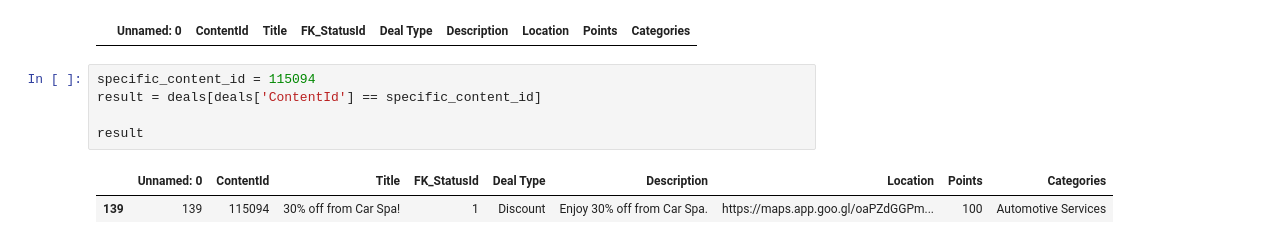
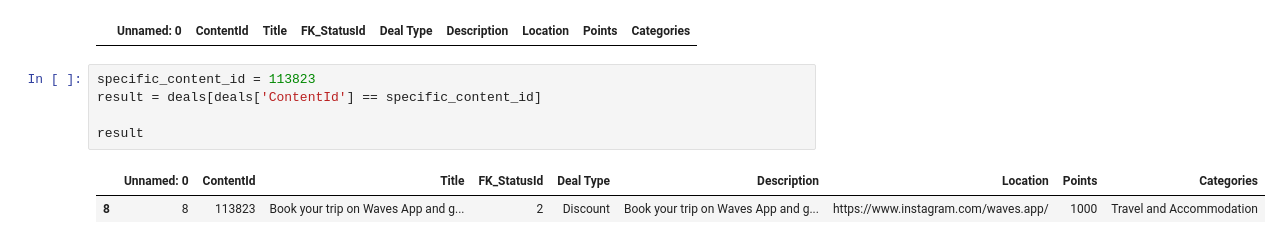
Before and after one commit to DboukAli98/KFHXRelatedAi, a Jupyter notebook: NoteBooks/Data Exploration/Deals_Data_Exploration.ipynb, the cells around one changed output. Cells and saved outputs as stored; diff of their text form.

```diff
--- a/NoteBooks/Data Exploration/Deals_Data_Exploration.ipynb
+++ b/NoteBooks/Data Exploration/Deals_Data_Exploration.ipynb
@@ -62,10 +62,10 @@ on_demand_deals
 # %% [output]
 |  | Unnamed: 0 | ContentId | Title | FK_StatusId | Deal Type | Description | Location | Points | Categories |
 # %%
-specific_content_id = 115094
+specific_content_id = 113823
 result = deals[deals['ContentId'] == specific_content_id]
 
 result
 # %% [output]
 |  | Unnamed: 0 | ContentId | Title | FK_StatusId | Deal Type | Description | Location | Points | Categories |
-| 139 | 139 | 115094 | 30% off from Car Spa! | 1 | Discount | Enjoy 30% off from Car Spa. | https://maps.app.goo.gl/oaPZdGGPm... | 100 | Automotive Services |
+| 8 | 8 | 113823 | Book your trip on Waves App and g... | 2 | Discount | Book your trip on Waves App and g... | https://www.instagram.com/waves.app/ | 1000 | Travel and Accommodation |
```
Also changed, not shown: 3 other files.
